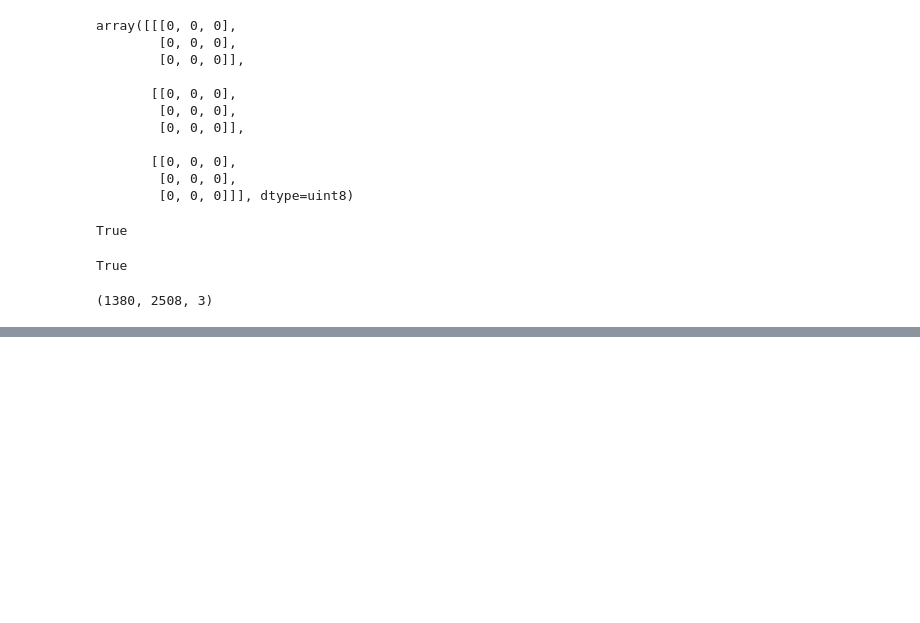
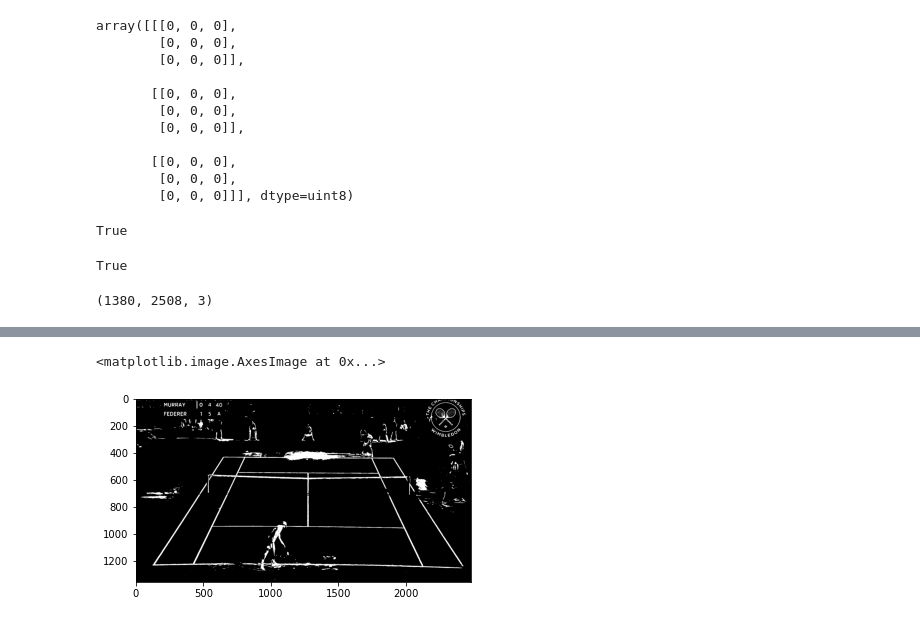
Before and after one commit to Moogun/img_processing, a Jupyter notebook: cv2_basic .ipynb, the cells around one changed output, grey strips where cells are left out. Drawn from its saved outputs; the diff is of its cells as text; code cells hidden in the pictures; blank space fills up the shorter version.

```diff
--- a/cv2_basic .ipynb
+++ b/cv2_basic .ipynb
@@ -56,0 +95,5 @@ t.shape
+# %%
+plt.imshow(thresh3, cmap='gray')
+# %% [output]
+<matplotlib.image.AxesImage at 0x...>
+[figure, added]
```
Also changed, not shown: parts of 14 cells of this notebook.
